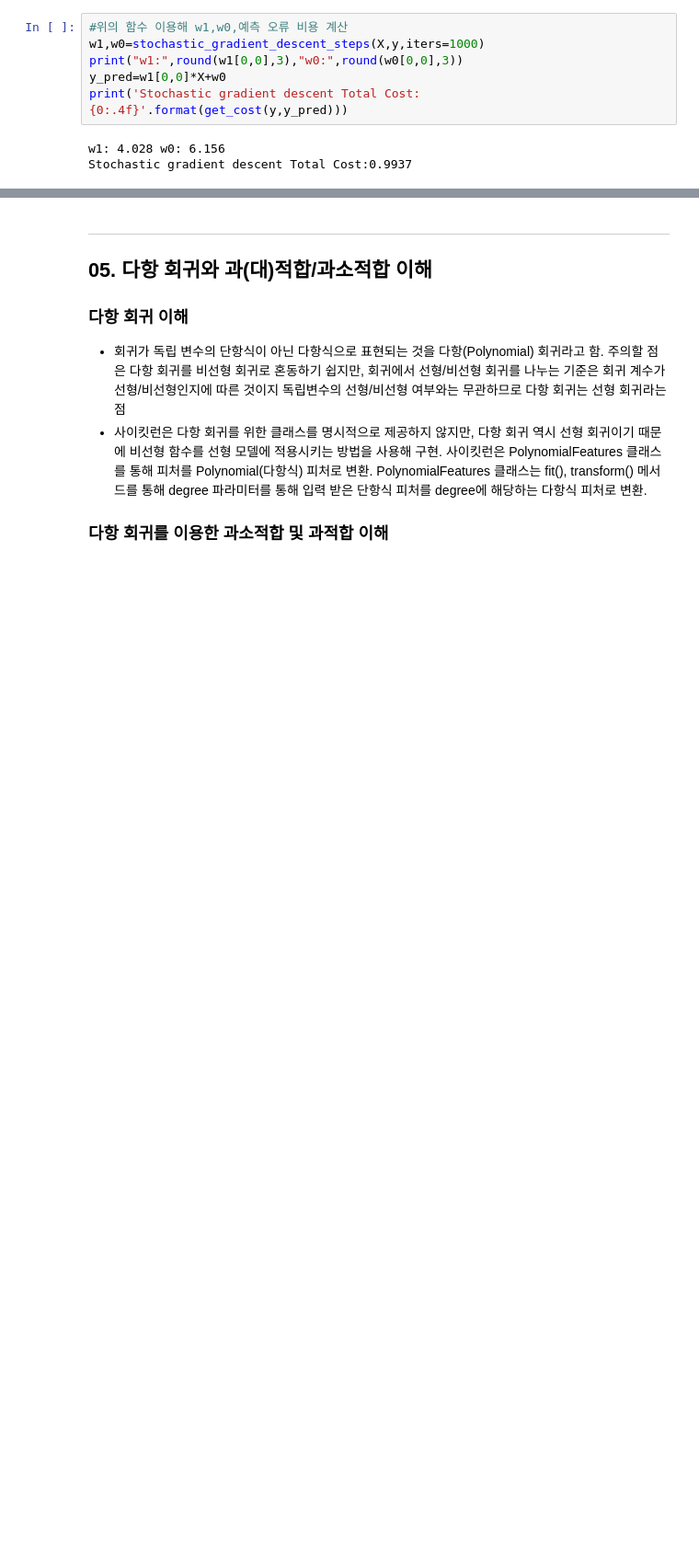
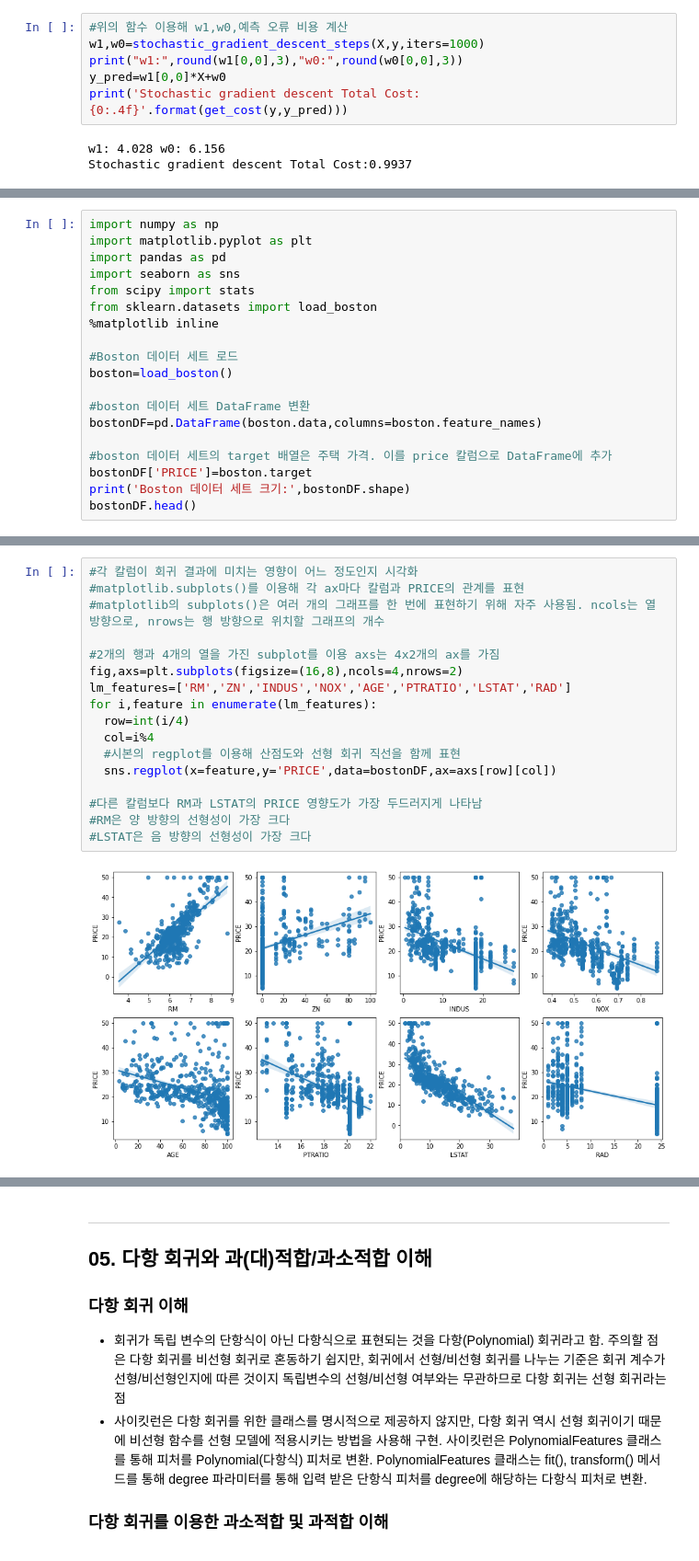
Before and after one commit to chacha715/ESA, a Jupyter notebook: 회귀(1).ipynb, the cells around one changed output, grey strips where cells are left out. Shown at 92% size. Cells and saved outputs as stored; diff of their text form; blank space fills up the shorter version.

```diff
--- a/회귀(1).ipynb
+++ b/회귀(1).ipynb
@@ -145,0 +179,19 @@ Stochastic gradient descent Total Cost:0.9937
+# %%
+import numpy as np
+import matplotlib.pyplot as plt
+import pandas as pd
+import seaborn as sns
+from scipy import stats
+from sklearn.datasets import load_boston
+%matplotlib inline
+
+#Boston 데이터 세트 로드
+boston=load_boston()
+
+#boston 데이터 세트 DataFrame 변환
+bostonDF=pd.DataFrame(boston.data,columns=boston.feature_names)
+
+#boston 데이터 세트의 target 배열은 주택 가격. 이를 price 칼럼으로 DataFrame에 추가
+bostonDF['PRICE']=boston.target
+print('Boston 데이터 세트 크기:',bostonDF.shape)
+bostonDF.head()
@@ -145,0 +223,19 @@ Stochastic gradient descent Total Cost:0.9937
+# %%
+#각 칼럼이 회귀 결과에 미치는 영향이 어느 정도인지 시각화
+#matplotlib.subplots()를 이용해 각 ax마다 칼럼과 PRICE의 관계를 표현
+#matplotlib의 subplots()은 여러 개의 그래프를 한 번에 표현하기 위해 자주 사용됨. ncols는 열 방향으로, nrows는 행 방향으로 위치할 그래프의 개수
+
+#2개의 행과 4개의 열을 가진 subplot를 이용 axs는 4x2개의 ax를 가짐
+fig,axs=plt.subplots(figsize=(16,8),ncols=4,nrows=2)
+lm_features=['RM','ZN','INDUS','NOX','AGE','PTRATIO','LSTAT','RAD']
+for i,feature in enumerate(lm_features):
+  row=int(i/4)
+  col=i%4
+  #시본의 regplot를 이용해 산점도와 선형 회귀 직선을 함께 표현
+  sns.regplot(x=feature,y='PRICE',data=bostonDF,ax=axs[row][col])
+
+#다른 칼럼보다 RM과 LSTAT의 PRICE 영향도가 가장 두드러지게 나타남
+#RM은 양 방향의 선형성이 가장 크다
+#LSTAT은 음 방향의 선형성이 가장 크다
+# %% [output]
+[figure, added]
```
Also changed, not shown: parts of 6 cells of this notebook.
